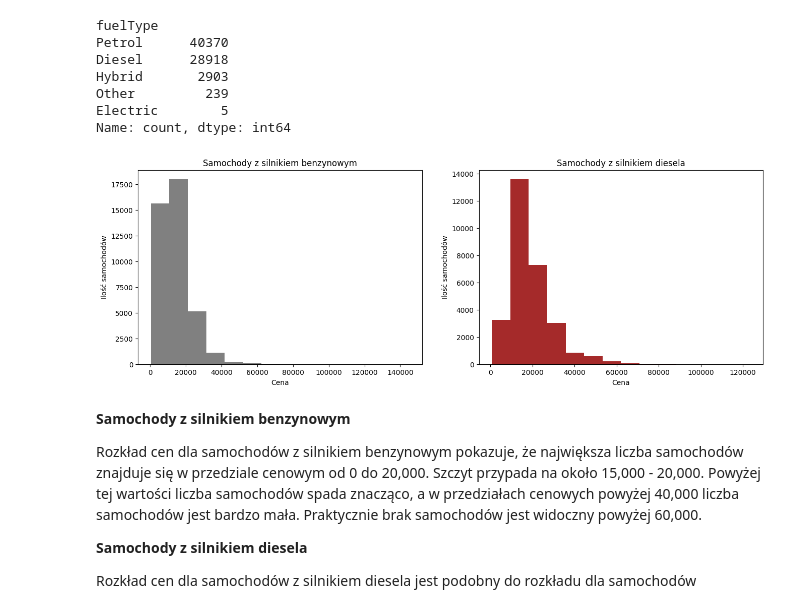
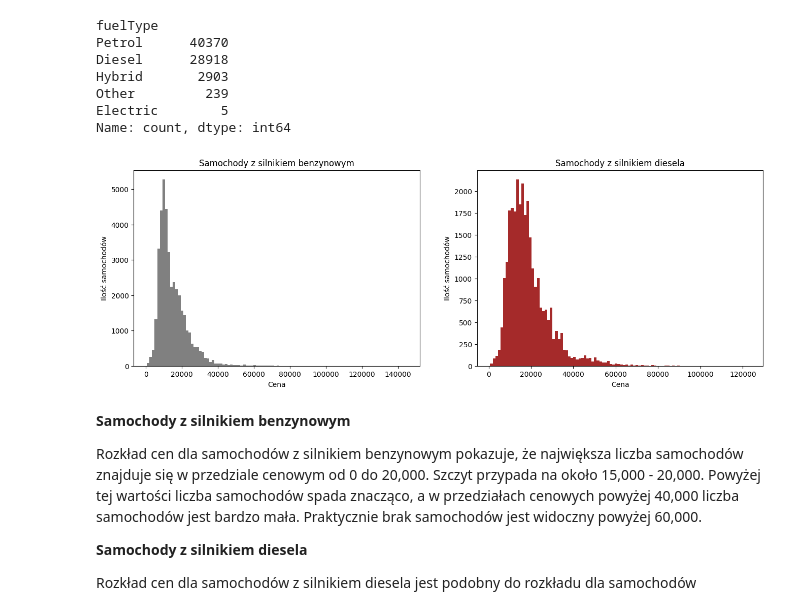
Before and after one commit to NotMatque/stat-project, a Jupyter notebook: Untitled0.ipynb, the cells around one changed output. Drawn from its saved outputs; the diff is of its cells as text; code cells hidden in the pictures.

```diff
--- a/Untitled0.ipynb
+++ b/Untitled0.ipynb
@@ -158,19 +158,19 @@ Name: count, dtype: int64
 # %%
 fig, axes = plt.subplots(nrows = 1, ncols = 2, figsize = (16,5))
 
 axes[0].set_title('Samochody z silnikiem benzynowym')
-axes[0].hist(data.loc[data['fuelType'] == 'Petrol', 'price'], bins = 14, color = 'Grey')
+axes[0].hist(data.loc[data['fuelType'] == 'Petrol', 'price'], bins = 40, color = 'Grey')
 axes[0].set_xlabel('Cena')
 axes[0].set_ylabel('Ilość samochodów')
 
 axes[1].set_title('Samochody z silnikiem diesela')
-axes[1].hist(data.loc[data['fuelType'] == 'Diesel', 'price'], bins = 14, color = 'Brown')
+axes[1].hist(data.loc[data['fuelType'] == 'Diesel', 'price'], bins = 40, color = 'Brown')
 axes[1].set_xlabel('Cena')
 axes[1].set_ylabel('Ilość samochodów')
 
 plt.show()
 # %% [output]
-[figure, old version]
+[figure, new version]
 # %% [markdown]
 **Samochody z silnikiem benzynowym**
 
```
Also changed, not shown: parts of 7 cells of this notebook.
